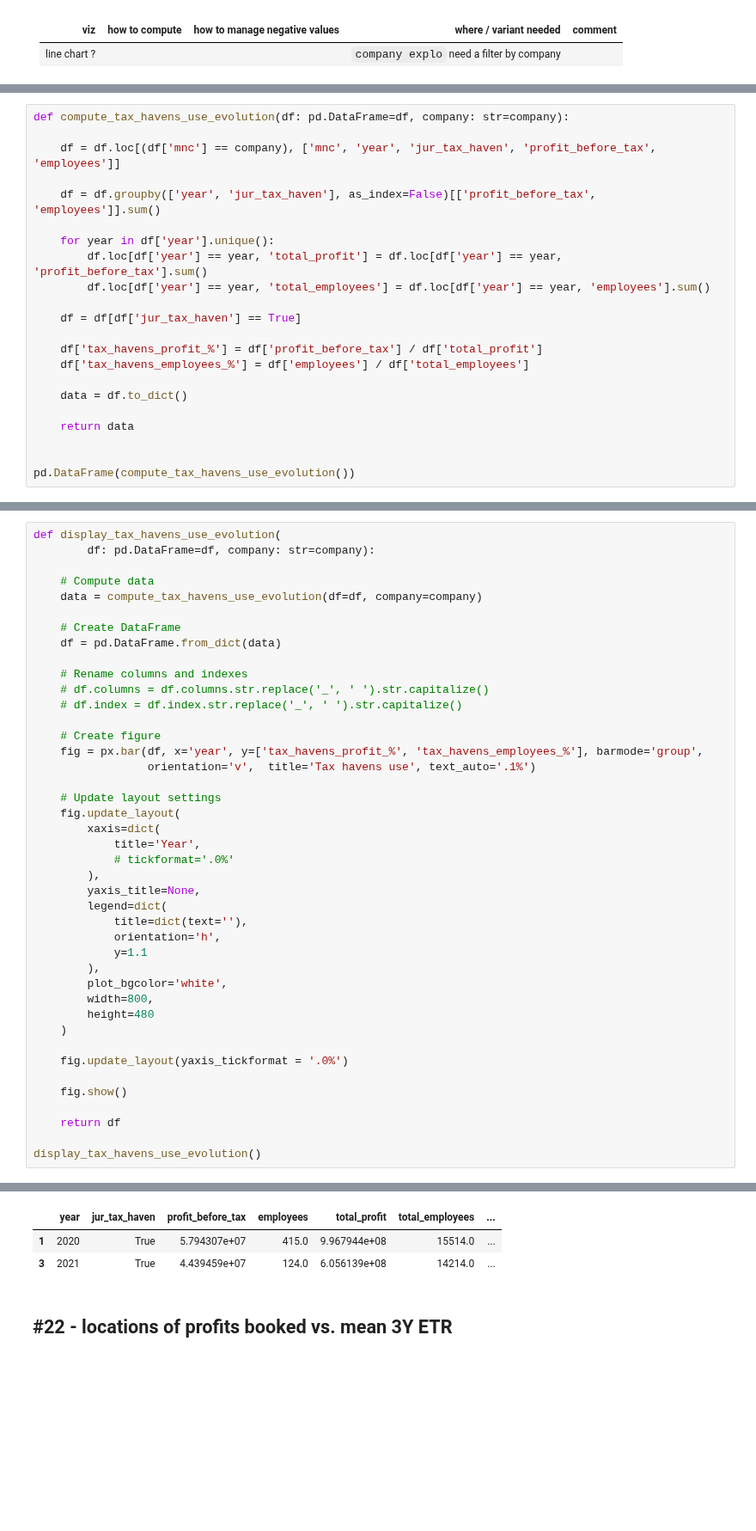
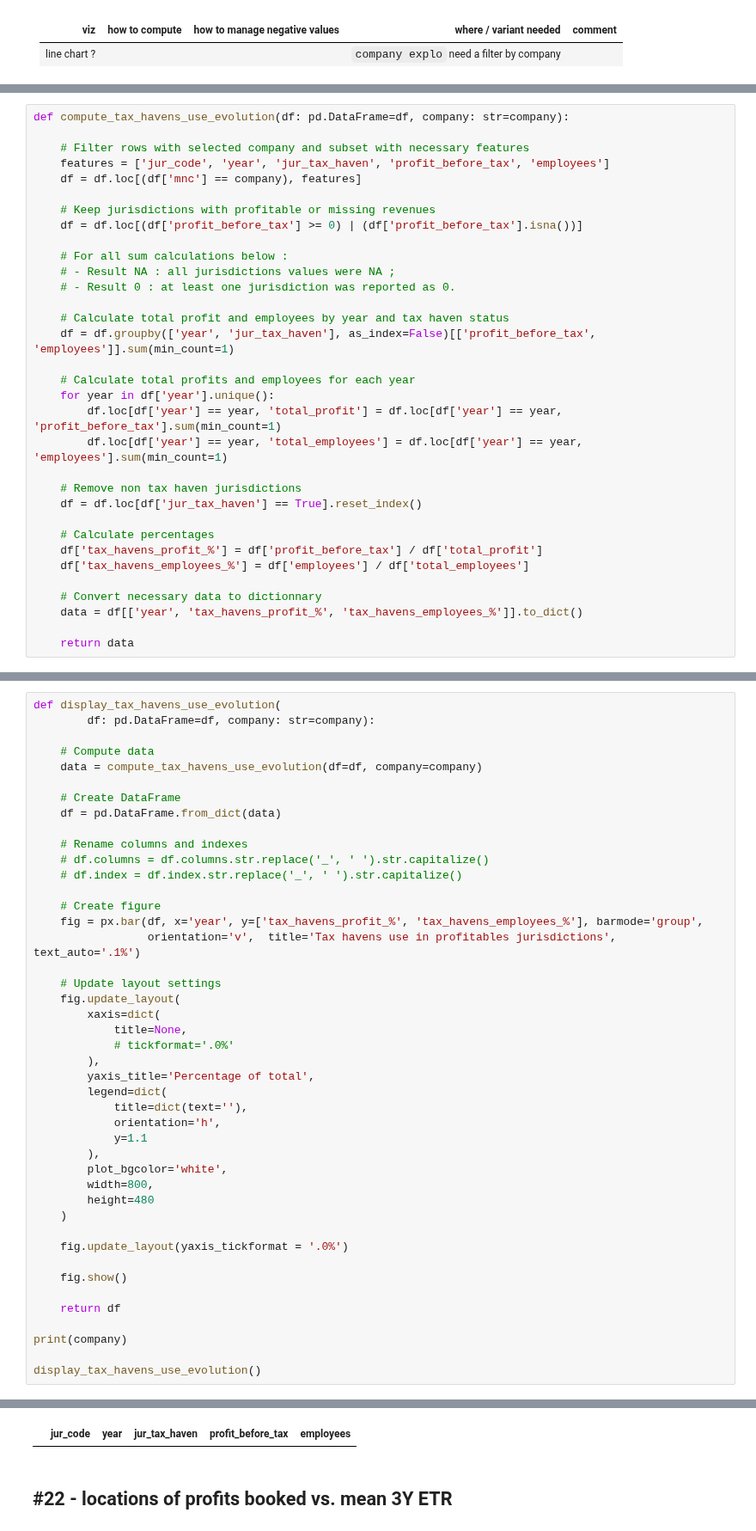
Before and after one commit to anquetos/data4good-taxobservatory-dataviz, a Jupyter notebook: taxobservatory-dataviz.ipynb, the cells around one changed output, grey strips where cells are left out. Shown at 86% size. Saved outputs shown, nothing was run; the diff lists cells and outputs as text; blank space fills up the shorter version.

```diff
--- a/taxobservatory-dataviz.ipynb
+++ b/taxobservatory-dataviz.ipynb
@@ -632,22 +619,33 @@ Index(['mnc', 'year', 'empty', 'sector', 'upe_code', 'upe_name', 'upe_region',
 # %%
 def compute_tax_havens_use_evolution(df: pd.DataFrame=df, company: str=company):
 
-    df = df.loc[(df['mnc'] == company), ['mnc', 'year', 'jur_tax_haven', 'profit_before_tax', 'employees']]
+    # Filter rows with selected company and subset with necessary features
+    features = ['jur_code', 'year', 'jur_tax_haven', 'profit_before_tax', 'employees']
+    df = df.loc[(df['mnc'] == company), features]
 
-    df = df.groupby(['year', 'jur_tax_haven'], as_index=False)[['profit_before_tax', 'employees']].sum()
+    # Keep jurisdictions with profitable or missing revenues
+    df = df.loc[(df['profit_before_tax'] >= 0) | (df['profit_before_tax'].isna())]
 
+    # For all sum calculations below :
+    # - Result NA : all jurisdictions values were NA ;
+    # - Result 0 : at least one jurisdiction was reported as 0.
+
+    # Calculate total profit and employees by year and tax haven status
+    df = df.groupby(['year', 'jur_tax_haven'], as_index=False)[['profit_before_tax', 'employees']].sum(min_count=1)
+
+    # Calculate total profits and employees for each year
     for year in df['year'].unique():
-        df.loc[df['year'] == year, 'total_profit'] = df.loc[df['year'] == year, 'profit_before_tax'].sum()
-        df.loc[df['year'] == year, 'total_employees'] = df.loc[df['year'] == year, 'employees'].sum()
+        df.loc[df['year'] == year, 'total_profit'] = df.loc[df['year'] == year, 'profit_before_tax'].sum(min_count=1)
+        df.loc[df['year'] == year, 'total_employees'] = df.loc[df['year'] == year, 'employees'].sum(min_count=1)
 
-    df = df[df['jur_tax_haven'] == True]
+    # Remove non tax haven jurisdictions
+    df = df.loc[df['jur_tax_haven'] == True].reset_index()
 
+    # Calculate percentages
     df['tax_havens_profit_%'] = df['profit_before_tax'] / df['total_profit']
     df['tax_havens_employees_%'] = df['employees'] / df['total_employees']
 
-    data = df.to_dict()
+    # Convert necessary data to dictionnary
+    data = df[['year', 'tax_havens_profit_%', 'tax_havens_employees_%']].to_dict()
 
     return data
-
-
-pd.DataFrame(compute_tax_havens_use_evolution())
@@ -671,15 +671,15 @@ def display_tax_havens_use_evolution(
 
     # Create figure
     fig = px.bar(df, x='year', y=['tax_havens_profit_%', 'tax_havens_employees_%'], barmode='group',
-                 orientation='v',  title='Tax havens use', text_auto='.1%')
+                 orientation='v',  title='Tax havens use in profitables jurisdictions', text_auto='.1%')
 
     # Update layout settings
     fig.update_layout(
         xaxis=dict(
-            title='Year',
+            title=None,
             # tickformat='.0%'
         ),
-        yaxis_title=None,
+        yaxis_title='Percentage of total',
         legend=dict(
             title=dict(text=''),
             orientation='h',
@@ -696,5 +696,7 @@ def display_tax_havens_use_evolution(
 
     return df
 
+print(company)
+
 display_tax_havens_use_evolution()
 # %% [output]
@@ -701,6 +704,4 @@ display_tax_havens_use_evolution()
-|  | year | jur_tax_haven | profit_before_tax | employees | total_profit | total_employees | ... |
-| 1 | 2020 | True | 5.794307e+07 | 415.0 | 9.967944e+08 | 15514.0 | ... |
-| 3 | 2021 | True | 4.439459e+07 | 124.0 | 6.056139e+08 | 14214.0 | ... |
+|  | jur_code | year | jur_tax_haven | profit_before_tax | employees |
 # %% [markdown]
 ## #22 - locations of profits booked vs. mean 3Y ETR
 # %% [markdown]
```
Also changed, not shown: parts of 8 cells of this notebook, 1 other file.
